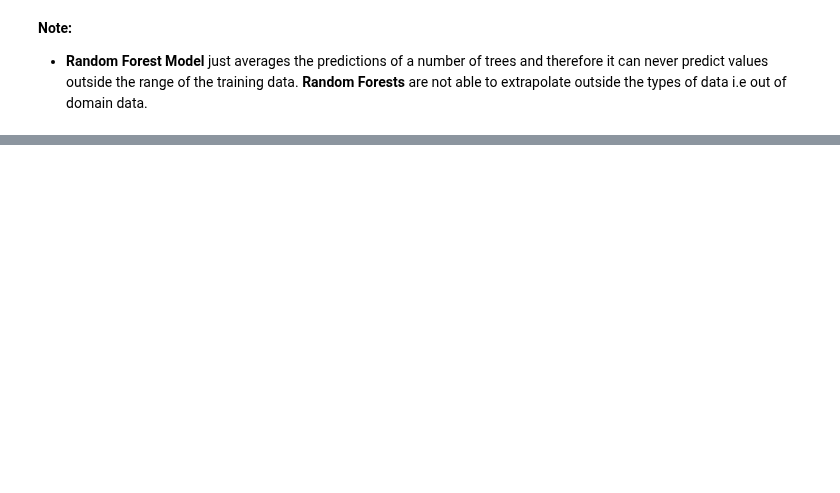
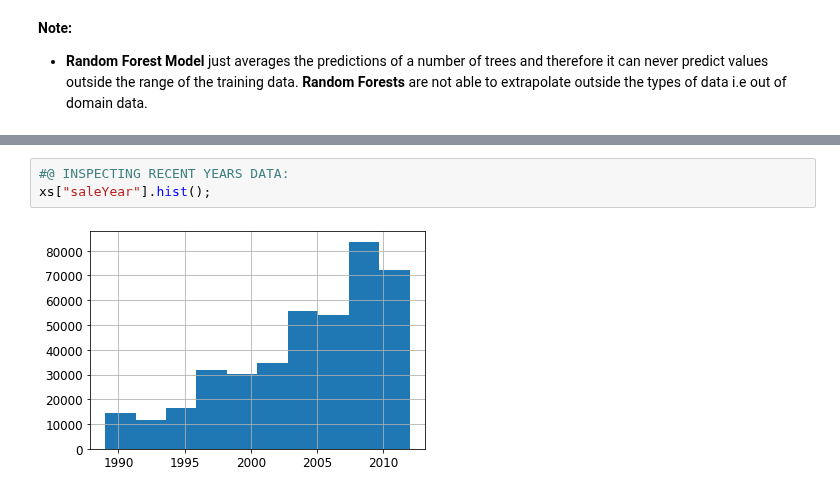
Before and after one commit to ThinamXx/Fastai, a Jupyter notebook: 8. Tabular Modeling/TabularModel.ipynb, the cells around one changed output, grey strips where cells are left out. Saved outputs shown, nothing was run; the diff lists cells and outputs as text; blank space fills up the shorter version.

```diff
--- a/8. Tabular Modeling/TabularModel.ipynb
+++ b/8. Tabular Modeling/TabularModel.ipynb
@@ -467,0 +510,5 @@ plt.scatter(x_lin,m_lin.predict(xs_lin),color="red",alpha=0.5);# Initializing Sc
+# %%
+#@ INSPECTING RECENT YEARS DATA:
+xs["saleYear"].hist();
+# %% [output]
+[figure, added]
```
Also changed, not shown: parts of 8 cells of this notebook.
